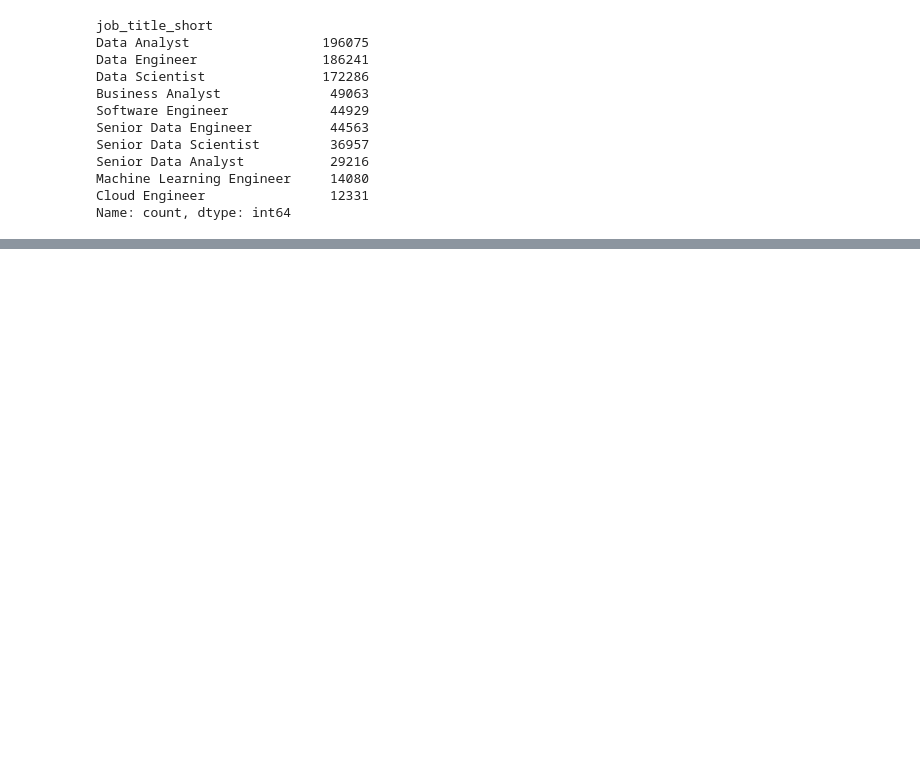
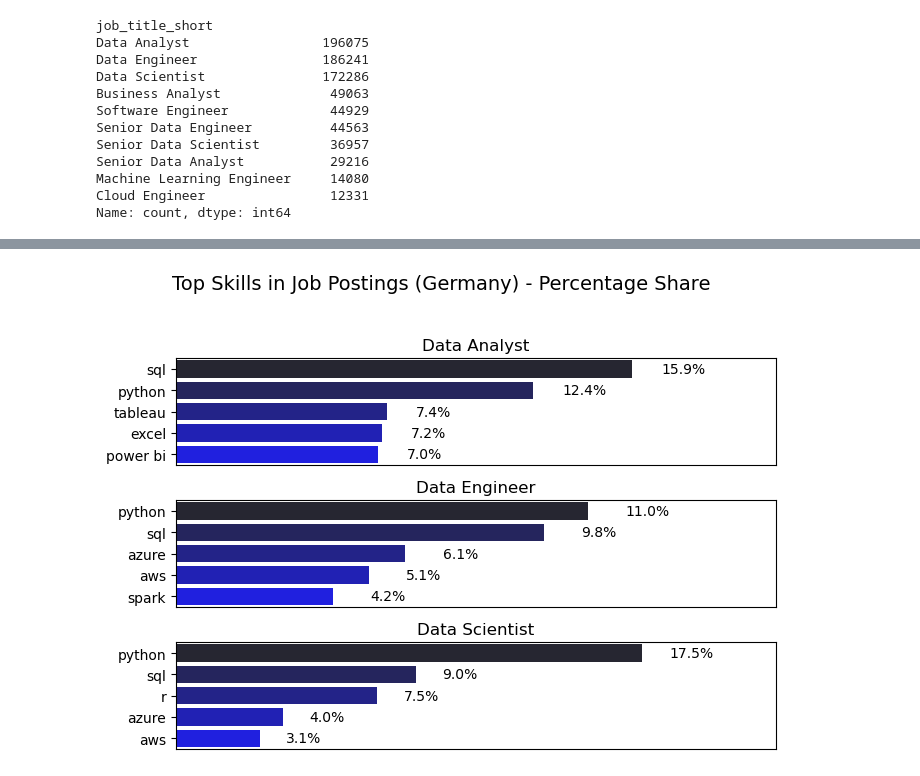
Before and after one commit to AungHtet2/Data-Analyst, a Jupyter notebook: 5.project/2.skill_count.ipynb, the cells around one changed output, grey strips where cells are left out. Drawn from its saved outputs; the diff is of its cells as text; code cells hidden in the pictures; blank space fills up the shorter version.

```diff
--- a/5.project/2.skill_count.ipynb
+++ b/5.project/2.skill_count.ipynb
@@ -70,0 +72,47 @@ plt.show()
+# %%
+# Copy DataFrame and explode job skills
+df_GER = df[df['job_country'] == 'Germany'].copy()
+df_skills = df_GER.explode('job_skills')
+
+# Count occurrences of each skill per job title
+df_skill_count_Ger = df_skills.groupby(['job_title_short', 'job_skills']).size().reset_index(name='skill_count')
+
+# Compute percentage
+df_skill_count_Ger['percentage'] = df_skill_count_Ger.groupby('job_title_short')['skill_count'].transform(lambda x: (x / x.sum()) * 100)
+
+# Define job titles
+job_titles = ['Data Analyst', 'Data Engineer', 'Data Scientist']
+
+fig, ax = plt.subplots(3, 1, figsize=(7, 5))  # Adjust figure size
+
+for i, job_title in enumerate(job_titles):
+    df_Ger_plot = df_skill_count_Ger[df_skill_count_Ger['job_title_short'] == job_title].nlargest(5, 'percentage')  # Top 5 skills
+
+    # Create barplot using percentage instead of count
+    sns.barplot(data=df_Ger_plot, x='percentage', y='job_skills', ax=ax[i], hue="job_skills", palette='dark:b', legend=False)
+
+
+    # Adjust X-axis to fit max values
+    ax[i].set_xlim(0, df_Ger_plot['percentage'].max() + 5)  # Add small padding
+
+    # Remove unnecessary labels to save space
+    ax[i].set_ylabel("")
+    ax[i].set_xlabel("")
+    ax[i].set_title(job_title, fontsize=12)
+    ax[i].set_xticks([])
+
+    # Add percentage labels inside bars
+    for j, (skill, percent) in enumerate(zip(df_Ger_plot['job_skills'], df_Ger_plot['percentage'])):
+        ax[i].text(percent + 1, j, f"{percent:.1f}%", va='center', fontsize=10)
+
+
+
+
+# Adjust spacing
+plt.subplots_adjust(hspace=0.4)  # Reduce vertical gap between plots
+plt.suptitle('Top Skills in Job Postings (Germany) - Percentage Share', fontsize=14)
+plt.tight_layout(rect=[0, 0, 1, 0.95])  # Make layout tighter
+
+plt.show()
+# %% [output]
+[figure, added]
```
Also changed, not shown: parts of 1 cell of this notebook, 3 other files.
